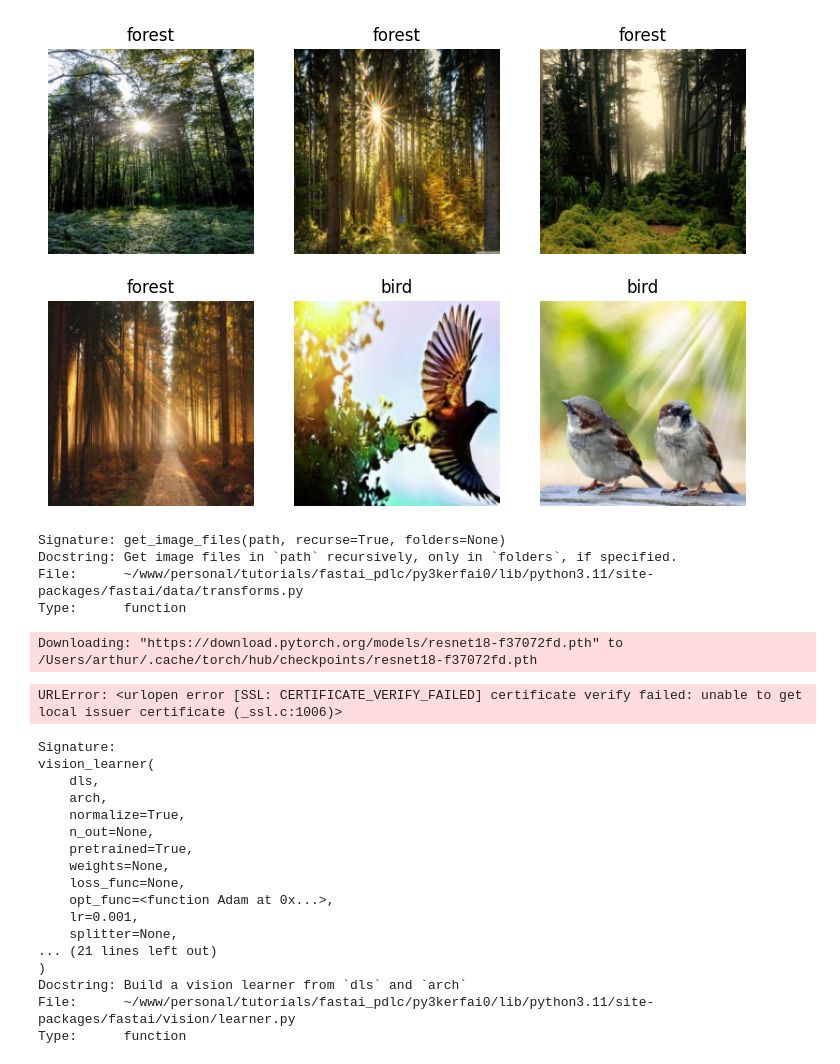
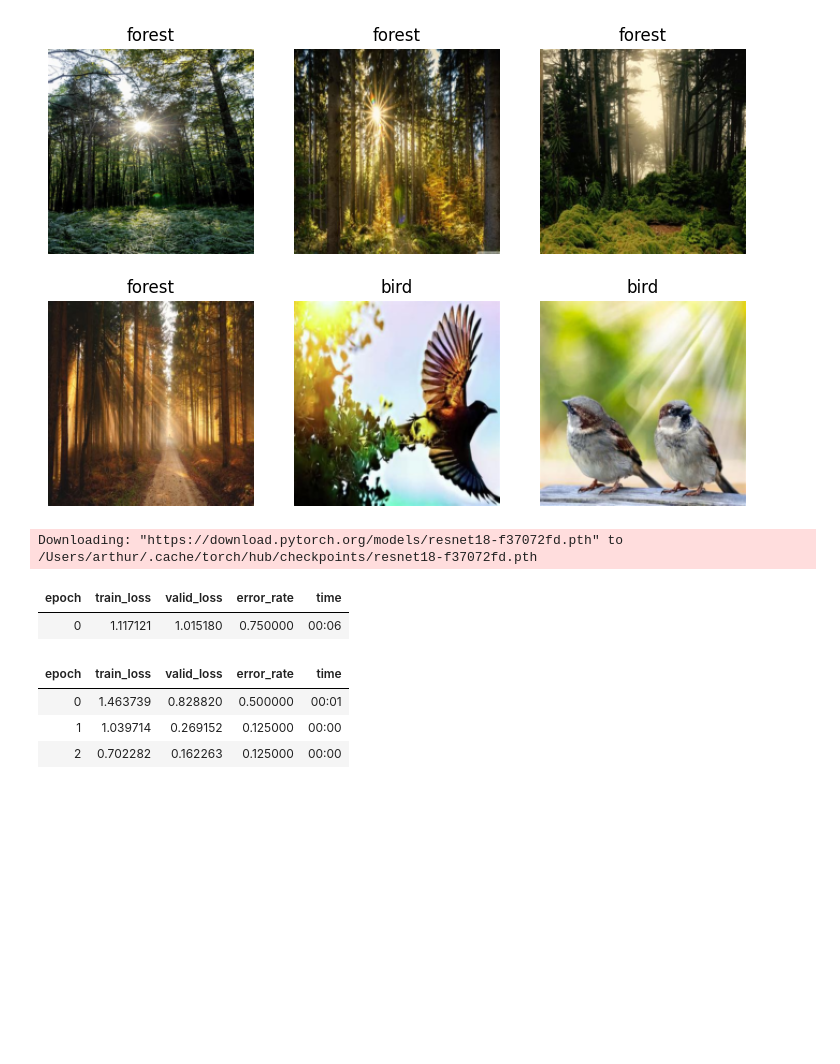
Before and after one commit to adobelis/fastai_pdlc_notes, a Jupyter notebook: FastAI-PDLC-01.ipynb, the cells around one changed output. Cells and saved outputs as stored; diff of their text form; code cells hidden in the pictures; blank space fills up the shorter version.

Commit message:
Fixed urllib issues by updating https context.

```diff
--- a/FastAI-PDLC-01.ipynb
+++ b/FastAI-PDLC-01.ipynb
@@ -180,36 +180,16 @@ dls = DataBlock(
 dls.show_batch(max_n=6)
 # %% [output]
 [figure]
-# %%
-get_image_files?
-# %% [output]
-Signature: get_image_files(path, recurse=True, folders=None)
-Docstring: Get image files in `path` recursively, only in `folders`, if specified.
-File:      ~/www/personal/tutorials/fastai_pdlc/py3kerfai0/lib/python3.11/site-packages/fastai/data/transforms.py
-Type:      function
 # %%
 learn = vision_learner(dls, resnet18, metrics=error_rate)
-learn.fine_tune(3)
 # %% [output]
 Downloading: "https://download.pytorch.org/models/resnet18-f37072fd.pth" to /Users/arthur/.cache/torch/hub/checkpoints/resnet18-f37072fd.pth
-URLError: <urlopen error [SSL: CERTIFICATE_VERIFY_FAILED] certificate verify failed: unable to get local issuer certificate (_ssl.c:1006)>
 # %%
-vision_learner?
+learn.fine_tune(3)
 # %% [output]
-Signature:
-vision_learner(
-    dls,
-    arch,
-    normalize=True,
-    n_out=None,
-    pretrained=True,
-    weights=None,
-    loss_func=None,
-    opt_func=<function Adam at 0x...>,
-    lr=0.001,
-    splitter=None,
-... (21 lines left out)
-)
-Docstring: Build a vision learner from `dls` and `arch`
-File:      ~/www/personal/tutorials/fastai_pdlc/py3kerfai0/lib/python3.11/site-packages/fastai/vision/learner.py
-Type:      function
+| epoch | train_loss | valid_loss | error_rate | time |
+| 0 | 1.117121 | 1.015180 | 0.750000 | 00:06 |
+| epoch | train_loss | valid_loss | error_rate | time |
+| 0 | 1.463739 | 0.828820 | 0.500000 | 00:01 |
+| 1 | 1.039714 | 0.269152 | 0.125000 | 00:00 |
+| 2 | 0.702282 | 0.162263 | 0.125000 | 00:00 |
```
Also changed, not shown: parts of 1 cell of this notebook.
